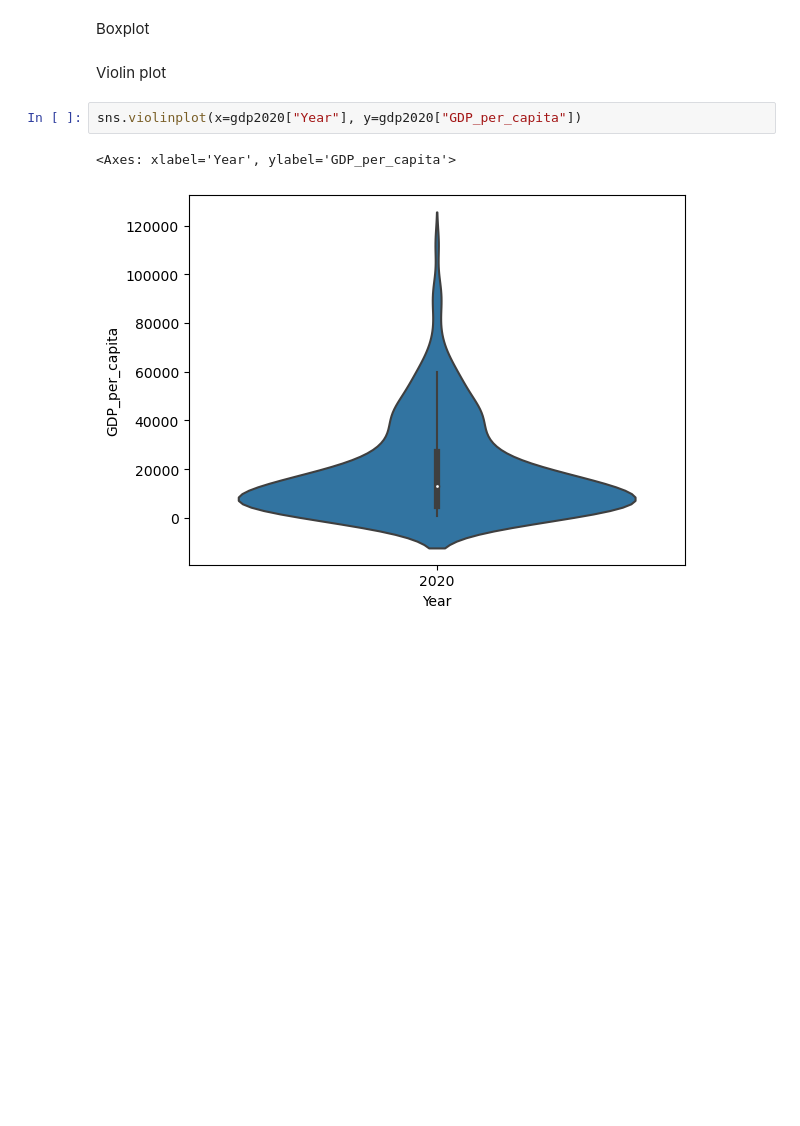
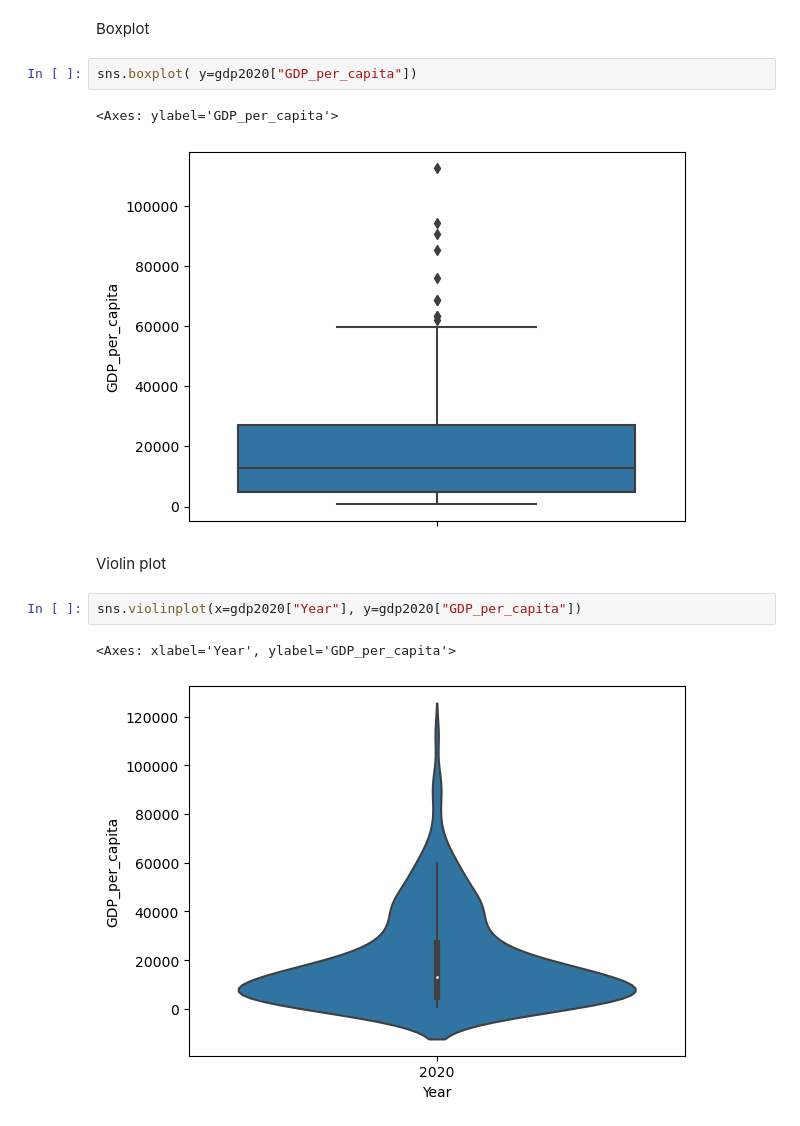
Before and after one commit to NSS-Full-Time-Data-Analytics-11/un-project-JillZimmer, a Jupyter notebook: notebooks/un_project_notebook.ipynb, the cells around one changed output. Cells and saved outputs as stored; diff of their text form; blank space fills up the shorter version.

```diff
--- a/notebooks/un_project_notebook.ipynb
+++ b/notebooks/un_project_notebook.ipynb
@@ -242,5 +256,10 @@ Density plot
 # %% [markdown]
 Boxplot
+# %%
+sns.boxplot( y=gdp2020["GDP_per_capita"])
+# %% [output]
+<Axes: ylabel='GDP_per_capita'>
+[figure, added]
 # %% [markdown]
 Violin plot
 # %%
```
Also changed, not shown: parts of 54 cells of this notebook.
